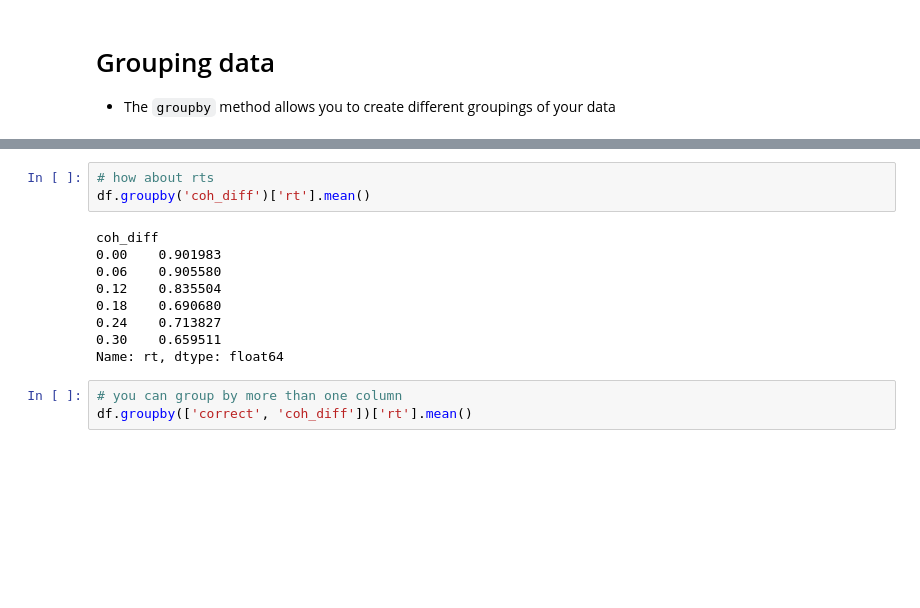
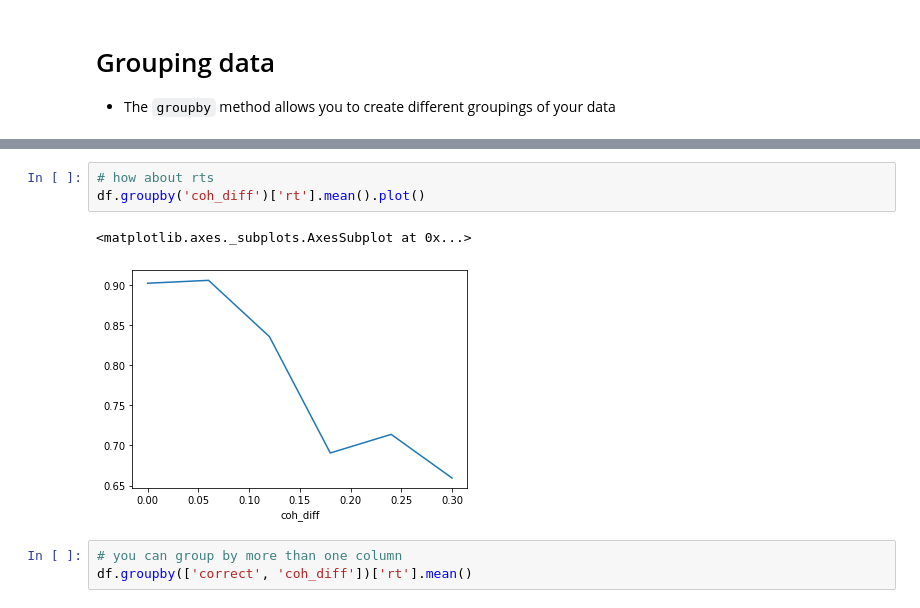
Before and after one commit to compmem/compsy, a Jupyter notebook: lessons/09_Data_Processing.ipynb, the cells around one changed output, grey strips where cells are left out. Cells and saved outputs as stored; diff of their text form; blank space fills up the shorter version.

```diff
--- a/lessons/09_Data_Processing.ipynb
+++ b/lessons/09_Data_Processing.ipynb
@@ -384,15 +484,9 @@ Name: correct, dtype: float64
 # %%
 # how about rts
-df.groupby('coh_diff')['rt'].mean()
+df.groupby('coh_diff')['rt'].mean().plot()
 # %% [output]
-coh_diff
-0.00    0.901983
-0.06    0.905580
-0.12    0.835504
-0.18    0.690680
-0.24    0.713827
-0.30    0.659511
-Name: rt, dtype: float64
+<matplotlib.axes._subplots.AxesSubplot at 0x...>
+[figure, added]
 # %%
 # you can group by more than one column
 df.groupby(['correct', 'coh_diff'])['rt'].mean()
```
Also changed, not shown: parts of 21 cells of this notebook.
